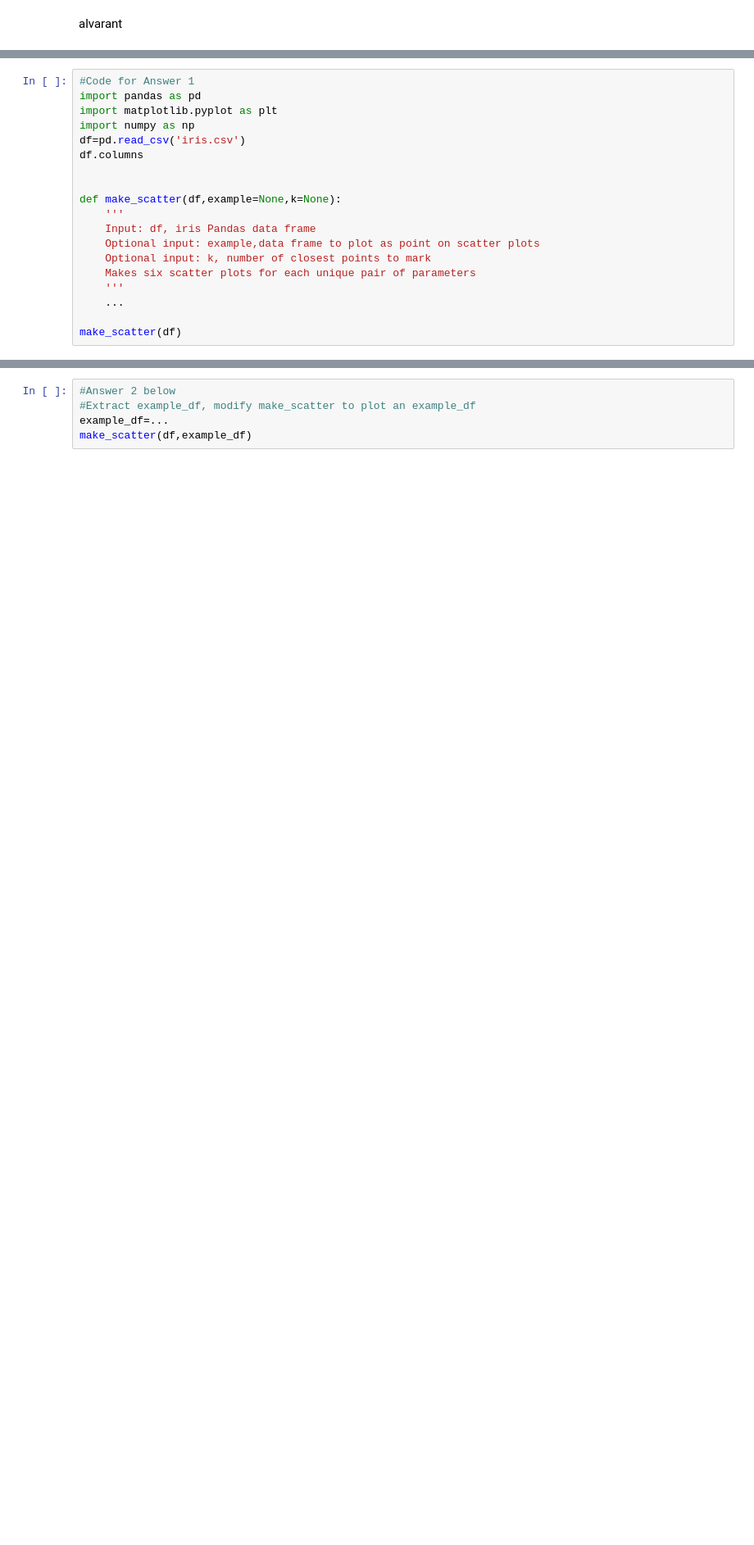
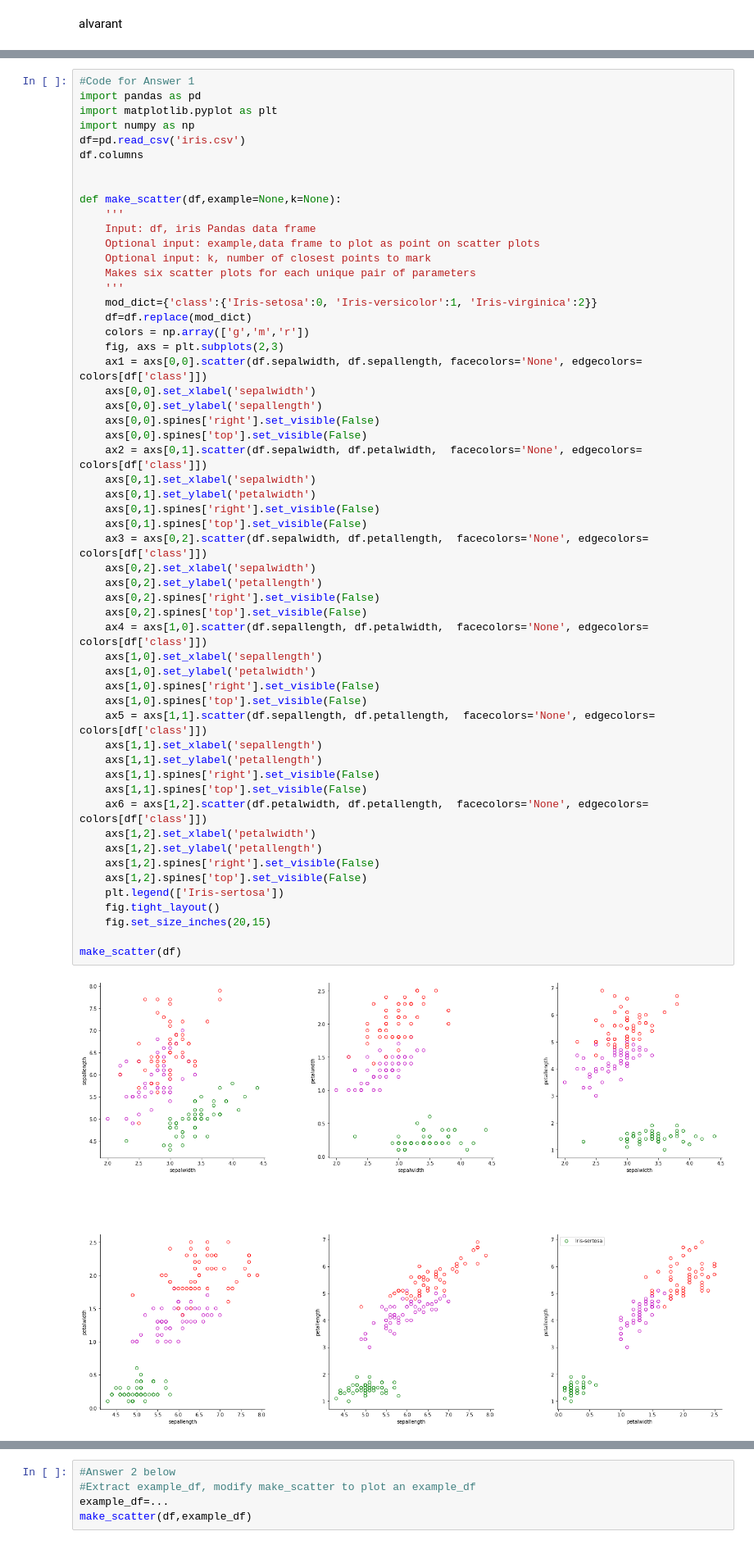
Before and after one commit to alvarant/HW09, a Jupyter notebook: hw09_alvarez.ipynb, the cells around one changed output, grey strips where cells are left out. Shown at 82% size. Saved outputs shown, nothing was run; the diff lists cells and outputs as text; blank space fills up the shorter version.

```diff
--- a/hw09_alvarez.ipynb
+++ b/hw09_alvarez.ipynb
@@ -32,25 +32,63 @@ Make the code that produces this plot a function, `make_scatter` as we will modi
 To make figure readable, adjust figure size, `fig.set_size_inches` and marker size of scatter.
 
 ### Answer 1:
-# %%
-#Code for Answer 1
-import pandas as pd
-import matplotlib.pyplot as plt
-import numpy as np
-df=pd.read_csv('iris.csv')
-df.columns
-
-
-def make_scatter(df,example=None,k=None):
-    '''
-    Input: df, iris Pandas data frame
-    Optional input: example,data frame to plot as point on scatter plots
-    Optional input: k, number of closest points to mark
-    Makes six scatter plots for each unique pair of parameters
-    '''
-    ...
-
-make_scatter(df)
+# %%
+#Code for Answer 1
+import pandas as pd
+import matplotlib.pyplot as plt
+import numpy as np
+df=pd.read_csv('iris.csv')
+df.columns
+
+
+def make_scatter(df,example=None,k=None):
+    '''
+    Input: df, iris Pandas data frame
+    Optional input: example,data frame to plot as point on scatter plots
+    Optional input: k, number of closest points to mark
+    Makes six scatter plots for each unique pair of parameters
+    '''
+    mod_dict={'class':{'Iris-setosa':0, 'Iris-versicolor':1, 'Iris-virginica':2}}
+    df=df.replace(mod_dict)
+    colors = np.array(['g','m','r'])
+    fig, axs = plt.subplots(2,3)
+    ax1 = axs[0,0].scatter(df.sepalwidth, df.sepallength, facecolors='None', edgecolors= colors[df['class']])
+    axs[0,0].set_xlabel('sepalwidth')
+    axs[0,0].set_ylabel('sepallength')
+    axs[0,0].spines['right'].set_visible(False)
+    axs[0,0].spines['top'].set_visible(False)
+    ax2 = axs[0,1].scatter(df.sepalwidth, df.petalwidth,  facecolors='None', edgecolors= colors[df['class']])
+    axs[0,1].set_xlabel('sepalwidth')
+    axs[0,1].set_ylabel('petalwidth')
+    axs[0,1].spines['right'].set_visible(False)
+    axs[0,1].spines['top'].set_visible(False)
+    ax3 = axs[0,2].scatter(df.sepalwidth, df.petallength,  facecolors='None', edgecolors= colors[df['class']])
+    axs[0,2].set_xlabel('sepalwidth')
+    axs[0,2].set_ylabel('petallength')
+    axs[0,2].spines['right'].set_visible(False)
+    axs[0,2].spines['top'].set_visible(False)
+    ax4 = axs[1,0].scatter(df.sepallength, df.petalwidth,  facecolors='None', edgecolors= colors[df['class']])
+    axs[1,0].set_xlabel('sepallength')
+    axs[1,0].set_ylabel('petalwidth')
+    axs[1,0].spines['right'].set_visible(False)
+    axs[1,0].spines['top'].set_visible(False)
+    ax5 = axs[1,1].scatter(df.sepallength, df.petallength,  facecolors='None', edgecolors= colors[df['class']])
+    axs[1,1].set_xlabel('sepallength')
+    axs[1,1].set_ylabel('petallength')
+    axs[1,1].spines['right'].set_visible(False)
+    axs[1,1].spines['top'].set_visible(False)
+    ax6 = axs[1,2].scatter(df.petalwidth, df.petallength,  facecolors='None', edgecolors= colors[df['class']])
+    axs[1,2].set_xlabel('petalwidth')
+    axs[1,2].set_ylabel('petallength')
+    axs[1,2].spines['right'].set_visible(False)
+    axs[1,2].spines['top'].set_visible(False)
+    plt.legend(['Iris-sertosa'])
+    fig.tight_layout()
+    fig.set_size_inches(20,15)
+
+make_scatter(df)
+# %% [output]
+[figure, added]
 # %% [markdown]
 ### Question 2: Adding an example row as a point on your scatter plot.
 
```
